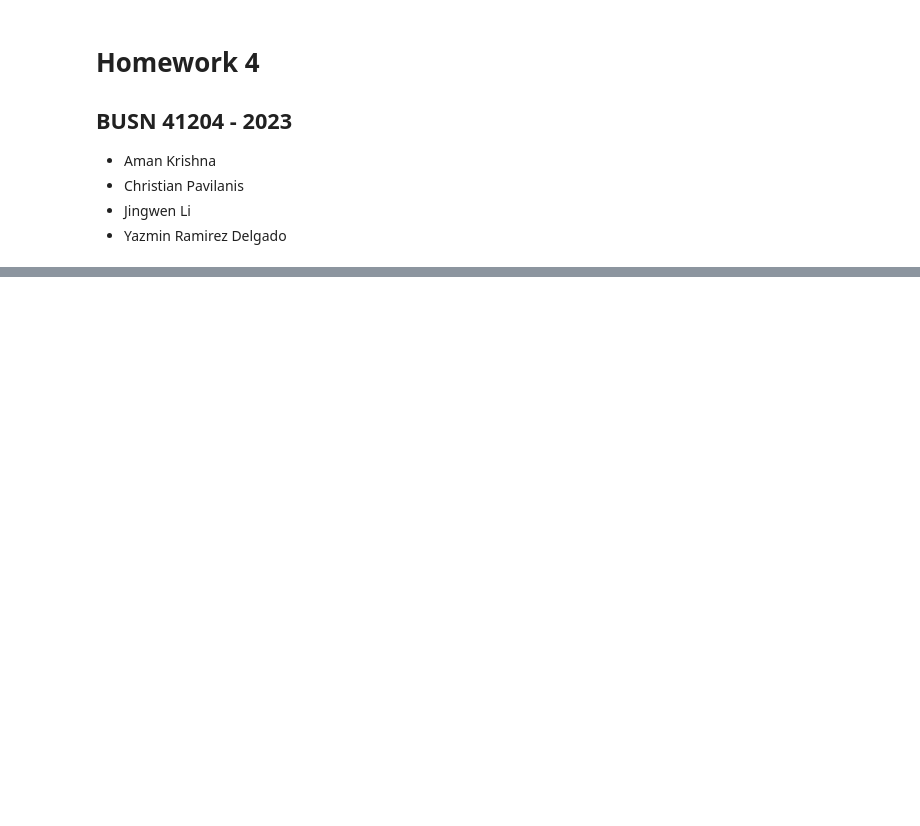
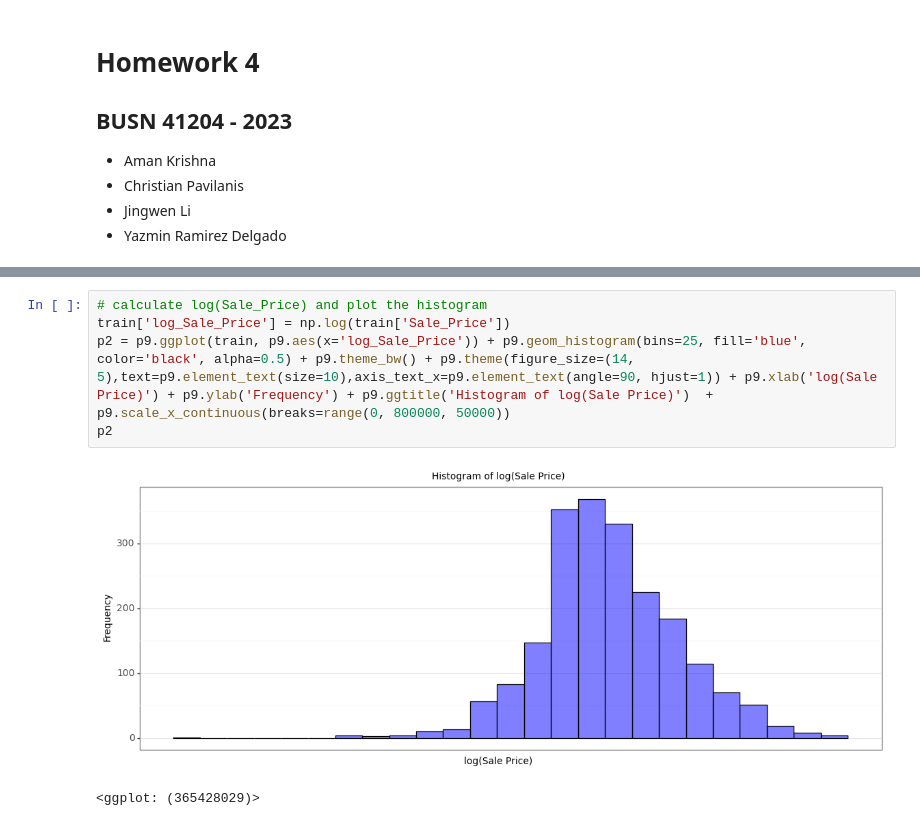
Before and after one commit to alanwake47/busn-41204-machine-learning, a Jupyter notebook: week5/hw4/hw4_ml.ipynb, the cells around one changed output, grey strips where cells are left out. Cells and saved outputs as stored; diff of their text form; blank space fills up the shorter version.

```diff
--- a/week5/hw4/hw4_ml.ipynb
+++ b/week5/hw4/hw4_ml.ipynb
@@ -45,0 +61,8 @@ test = pd.read_csv('housing_test.csv')
+# %%
+# calculate log(Sale_Price) and plot the histogram
+train['log_Sale_Price'] = np.log(train['Sale_Price'])
+p2 = p9.ggplot(train, p9.aes(x='log_Sale_Price')) + p9.geom_histogram(bins=25, fill='blue', color='black', alpha=0.5) + p9.theme_bw() + p9.theme(figure_size=(14, 5),text=p9.element_text(size=10),axis_text_x=p9.element_text(angle=90, hjust=1)) + p9.xlab('log(Sale Price)') + p9.ylab('Frequency') + p9.ggtitle('Histogram of log(Sale Price)')  + p9.scale_x_continuous(breaks=range(0, 800000, 50000))
+p2
+# %% [output]
+[figure, added]
+<ggplot: (365428029)>
```
Also changed, not shown: parts of 20 cells of this notebook, 5 other files.
